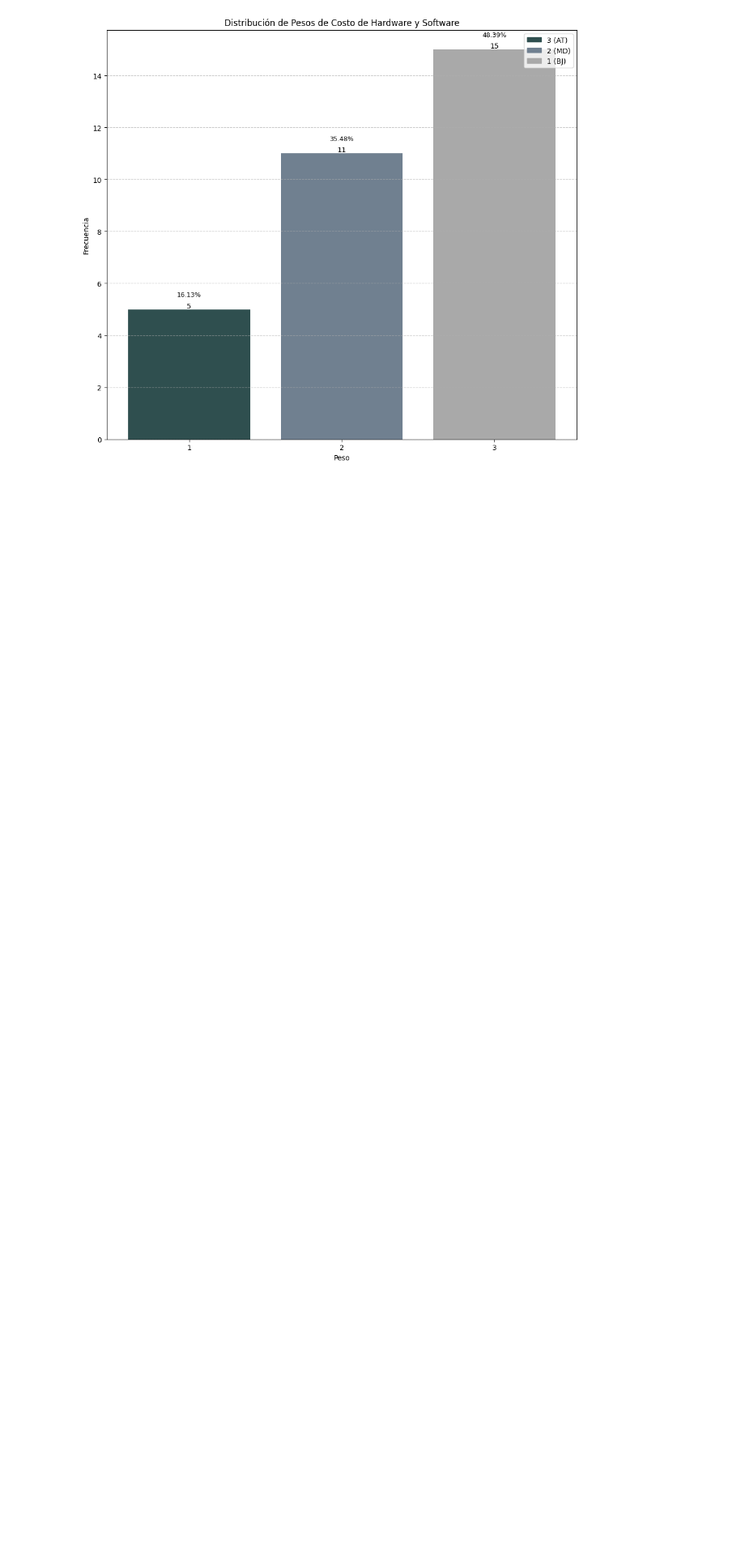
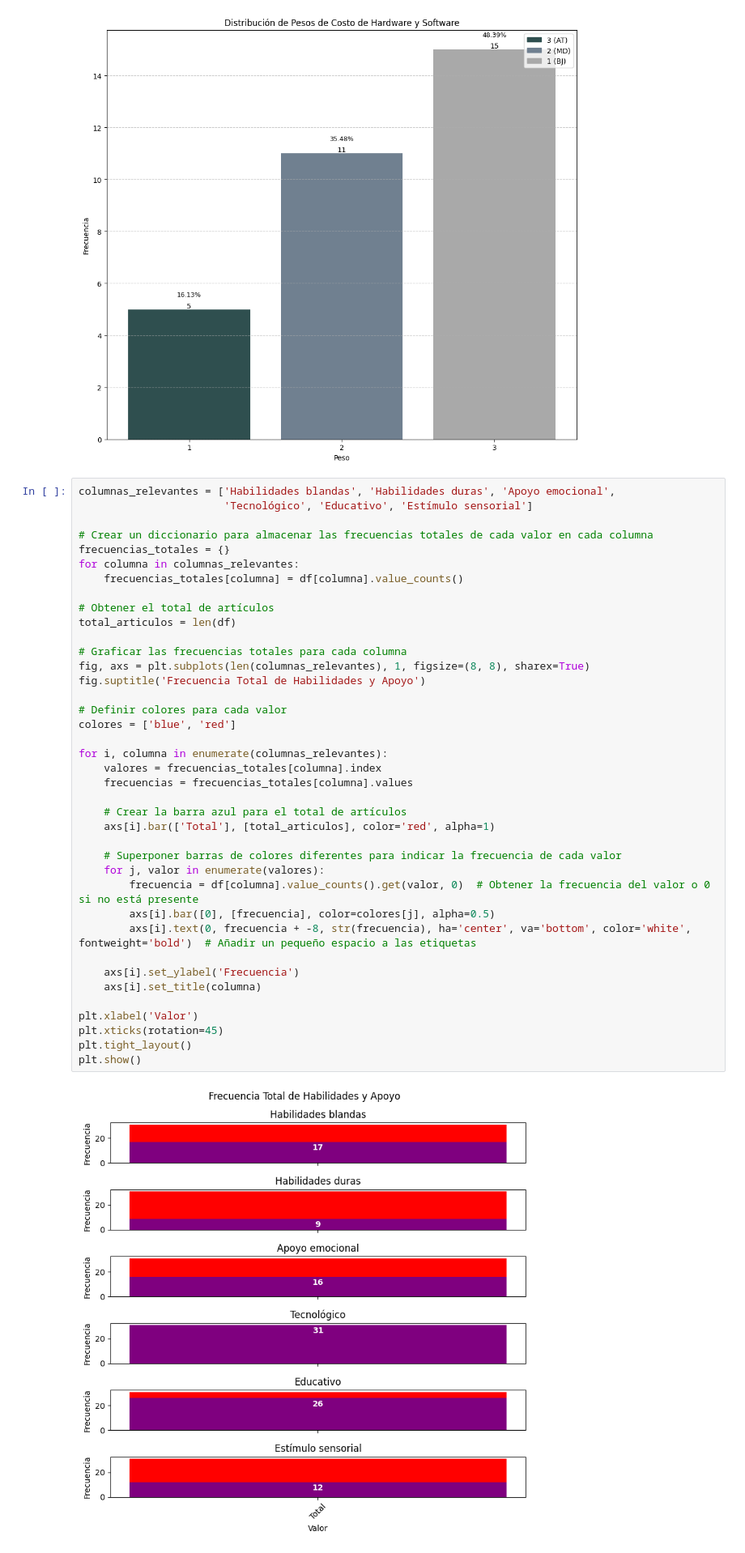
Before and after one commit to dimas507/Data_Availability, a Jupyter notebook: Sistematyc_ReviewData.ipynb, the cells around one changed output. Shown: that part at 81% size. Saved outputs shown, nothing was run; the diff lists cells and outputs as text; blank space fills up the shorter version.

```diff
--- a/Sistematyc_ReviewData.ipynb
+++ b/Sistematyc_ReviewData.ipynb
@@ -243,6 +243,47 @@ plt.tight_layout()
 plt.show()
 # %% [output]
 [figure]
+# %%
+columnas_relevantes = ['Habilidades blandas', 'Habilidades duras', 'Apoyo emocional',
+                       'Tecnológico', 'Educativo', 'Estímulo sensorial']
+
+# Crear un diccionario para almacenar las frecuencias totales de cada valor en cada columna
+frecuencias_totales = {}
+for columna in columnas_relevantes:
+    frecuencias_totales[columna] = df[columna].value_counts()
+
+# Obtener el total de artículos
+total_articulos = len(df)
+
+# Graficar las frecuencias totales para cada columna
+fig, axs = plt.subplots(len(columnas_relevantes), 1, figsize=(8, 8), sharex=True)
+fig.suptitle('Frecuencia Total de Habilidades y Apoyo')
+
+# Definir colores para cada valor
+colores = ['blue', 'red']
+
+for i, columna in enumerate(columnas_relevantes):
+    valores = frecuencias_totales[columna].index
+    frecuencias = frecuencias_totales[columna].values
+
+    # Crear la barra azul para el total de artículos
+    axs[i].bar(['Total'], [total_articulos], color='red', alpha=1)
+
+    # Superponer barras de colores diferentes para indicar la frecuencia de cada valor
+    for j, valor in enumerate(valores):
+        frecuencia = df[columna].value_counts().get(valor, 0)  # Obtener la frecuencia del valor o 0 si no está presente
+        axs[i].bar([0], [frecuencia], color=colores[j], alpha=0.5)
+        axs[i].text(0, frecuencia + -8, str(frecuencia), ha='center', va='bottom', color='white', fontweight='bold')  # Añadir un pequeño espacio a las etiquetas
+
+    axs[i].set_ylabel('Frecuencia')
+    axs[i].set_title(columna)
+
+plt.xlabel('Valor')
+plt.xticks(rotation=45)
+plt.tight_layout()
+plt.show()
+# %% [output]
+[figure, added]
 # %% [markdown]
 Cosas no integradas solos como ejemplo visual
 # %%
```
